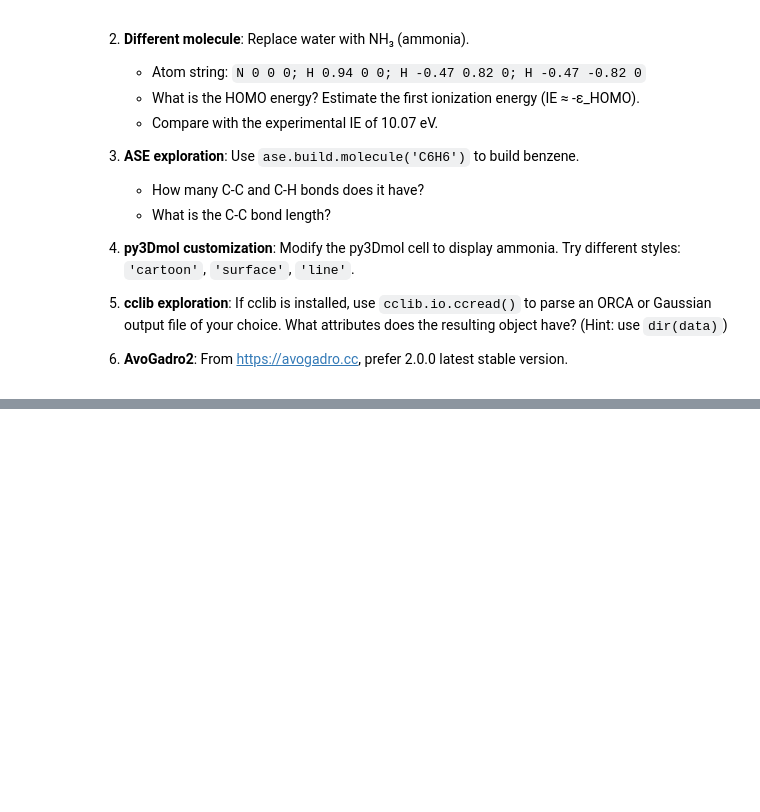
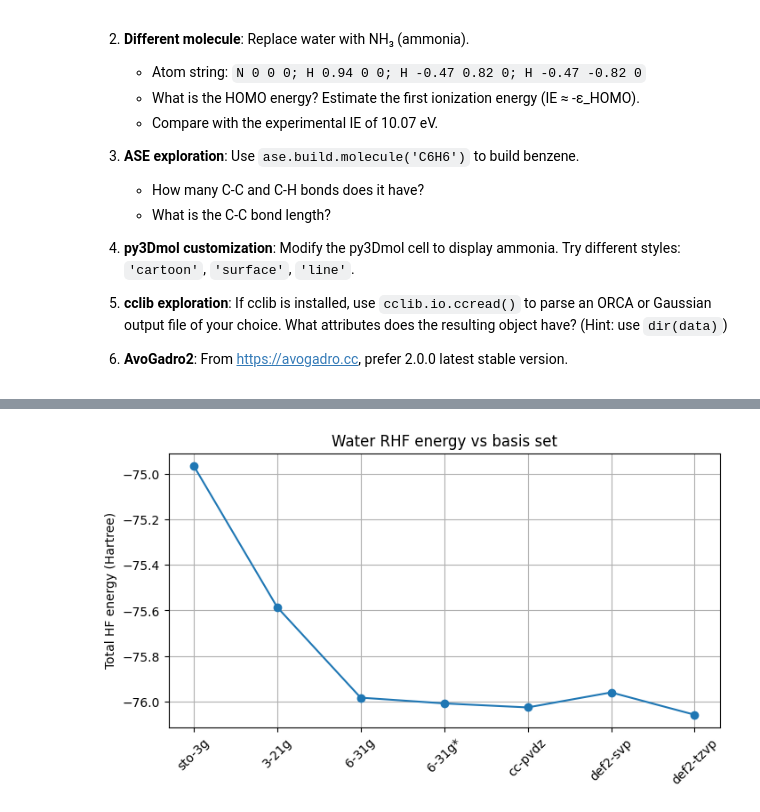
Before and after one commit to daoodhashmi/Ch121a-DFT, a Jupyter notebook: Module1_DFT/notebooks_v2/00_setup_and_tools.ipynb, the cells around one changed output, grey strips where cells are left out. Drawn from its saved outputs; the diff is of its cells as text; code cells hidden in the pictures; blank space fills up the shorter version.

```diff
--- a/Module1_DFT/notebooks_v2/00_setup_and_tools.ipynb
+++ b/Module1_DFT/notebooks_v2/00_setup_and_tools.ipynb
@@ -368,3 +422,82 @@ Note: Use the best suitable approach. On HPC, ORCA can also be used to run these
    resulting object have? (Hint: use `dir(data)`)
 
 6. **AvoGadro2**: From https://avogadro.cc, prefer 2.0.0 latest stable version.
+# %%
+# I am comparing water RHF results with different basis sets
+
+from pyscf import gto, scf
+import numpy as np
+import matplotlib.pyplot as plt
+
+water_geom = '''
+O   0.000000   0.000000   0.117176
+H   0.000000   0.757001  -0.468704
+H   0.000000  -0.757001  -0.468704
+'''
+
+basis_sets = ['sto-3g', '3-21g', '6-31g', '6-31g*', 'cc-pvdz', 'def2-svp', 'def2-tzvp']
+
+results = []
+
+for basis in basis_sets:
+
+    mol = gto.Mole()
+    mol.atom = water_geom
+    mol.basis = basis
+    mol.charge = 0
+    mol.spin = 0
+    mol.verbose = 0
+    mol.build()
+
+    mf = scf.RHF(mol)
+    mf.verbose = 0
+    energy = mf.kernel()
+
+    mo_energies = mf.mo_energy
+    mo_occ = mf.mo_occ
+
+    homo_idx = np.where(mo_occ > 0)[0][-1]
+    lumo_idx = homo_idx + 1
+
+    homo_ev = mo_energies[homo_idx] * 27.2114
+    lumo_ev = mo_energies[lumo_idx] * 27.2114
+    gap_ev = lumo_ev - homo_ev
+
+    results.append([basis, mol.nao_nr(), energy, energy * 27.2114, homo_ev, lumo_ev, gap_ev])
+
+print("Basis set comparison for water using RHF")
+print("-" * 90)
+print(f"{'Basis':12s} {'Nbas':>6s} {'Energy (Eh)':>16s} {'Energy (eV)':>16s} {'HOMO':>10s} {'LUMO':>10s} {'Gap':>10s}")
+
+for r in results:
+    print(f"{r[0]:12s} {r[1]:6d} {r[2]:16.8f} {r[3]:16.3f} {r[4]:10.3f} {r[5]:10.3f} {r[6]:10.3f}")
+
+# make arrays for plotting
+labels = [r[0] for r in results]
+n_basis = [r[1] for r in results]
+energies = [r[2] for r in results]
+gaps = [r[6] for r in results]
+
+plt.figure(figsize=(8,4))
+plt.plot(labels, energies, marker='o')
+plt.xticks(rotation=45)
+plt.ylabel("Total HF energy (Hartree)")
+plt.title("Water RHF energy vs basis set")
+plt.grid(True)
+plt.show()
+
+plt.figure(figsize=(8,4))
+plt.plot(labels, gaps, marker='o')
+plt.xticks(rotation=45)
+plt.ylabel("HOMO-LUMO gap (eV)")
+plt.title("Water RHF HOMO-LUMO gap vs basis set")
+plt.grid(True)
+plt.show()
+
+plt.figure(figsize=(8,4))
+plt.bar(labels, n_basis)
+plt.xticks(rotation=45)
+plt.ylabel("Number of basis functions")
+plt.title("Basis set size for water")
+plt.show()
+# %% [output]
@@ -370,0 +514 @@ Note: Use the best suitable approach. On HPC, ORCA can also be used to run these
+[figure, added]
```
Also changed, not shown: parts of 22 cells of this notebook.
